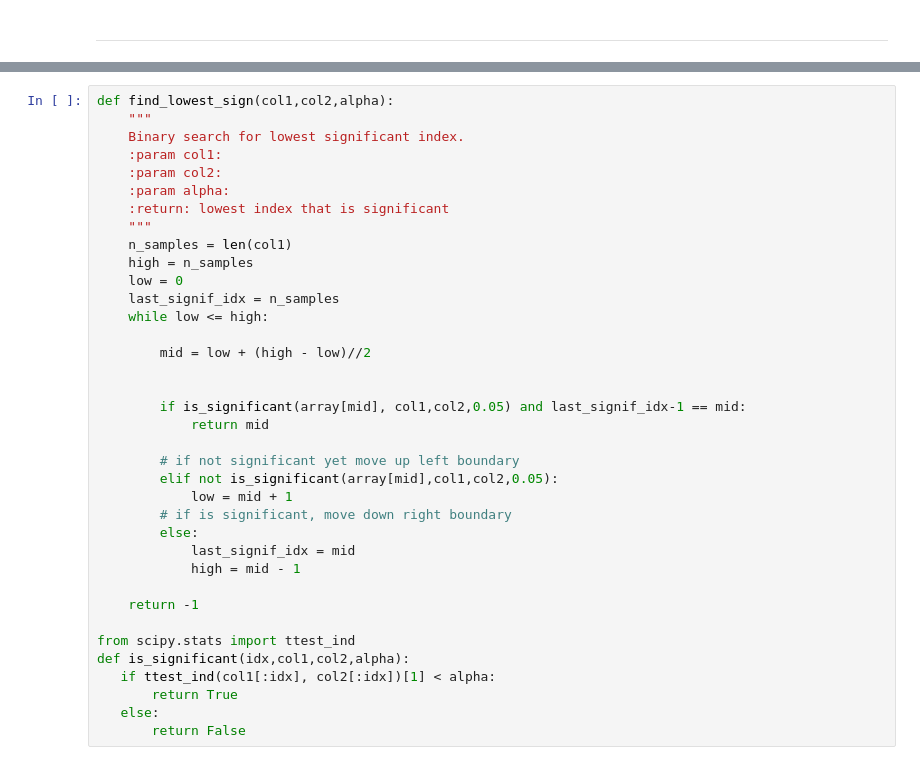
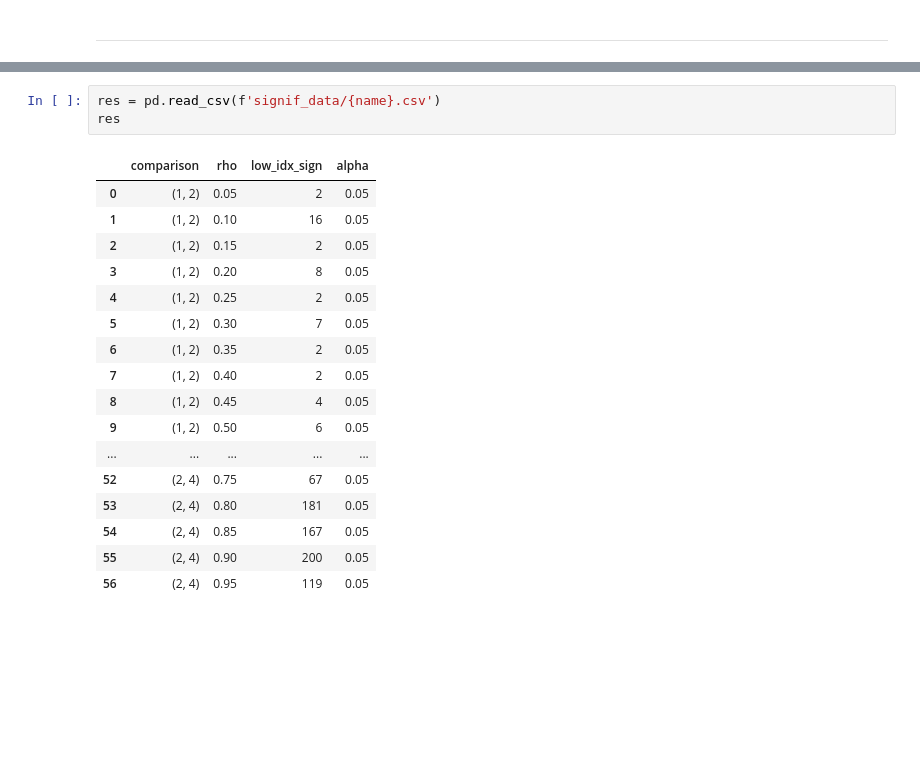
Before and after one commit to PaulHosek/QueueingTheory, a Jupyter notebook: testing_paul.ipynb, the cells around one changed output, grey strips where cells are left out. Drawn from its saved outputs; the diff is of its cells as text; blank space fills up the shorter version.

```diff
--- a/testing_paul.ipynb
+++ b/testing_paul.ipynb
@@ -121,37 +193,21 @@ def write_signif(comparison,rho,low_idx_sign, alpha,name):
-# %%
-def find_lowest_sign(col1,col2,alpha):
-    """
-    Binary search for lowest significant index.
-    :param col1:
-    :param col2:
-    :param alpha:
-    :return: lowest index that is significant
-    """
-    n_samples = len(col1)
-    high = n_samples
-    low = 0
-    last_signif_idx = n_samples
-    while low <= high:
-
-        mid = low + (high - low)//2
-
-
-        if is_significant(array[mid], col1,col2,0.05) and last_signif_idx-1 == mid:
-            return mid
-
-        # if not significant yet move up left boundary
-        elif not is_significant(array[mid],col1,col2,0.05):
-            low = mid + 1
-        # if is significant, move down right boundary
-        else:
-            last_signif_idx = mid
-            high = mid - 1
-
-    return -1
-
-from scipy.stats import ttest_ind
-def is_significant(idx,col1,col2,alpha):
-   if ttest_ind(col1[:idx], col2[:idx])[1] < alpha:
-       return True
-   else:
-       return False
+# %%
+res = pd.read_csv(f'signif_data/{name}.csv')
+res
+# %% [output]
+|  | comparison | rho | low_idx_sign | alpha |
+| 0 | (1, 2) | 0.05 | 2 | 0.05 |
+| 1 | (1, 2) | 0.10 | 16 | 0.05 |
+| 2 | (1, 2) | 0.15 | 2 | 0.05 |
+| 3 | (1, 2) | 0.20 | 8 | 0.05 |
+| 4 | (1, 2) | 0.25 | 2 | 0.05 |
+| 5 | (1, 2) | 0.30 | 7 | 0.05 |
+| 6 | (1, 2) | 0.35 | 2 | 0.05 |
+| 7 | (1, 2) | 0.40 | 2 | 0.05 |
+| 8 | (1, 2) | 0.45 | 4 | 0.05 |
+| 9 | (1, 2) | 0.50 | 6 | 0.05 |
+| ... | ... | ... | ... | ... |
+| 52 | (2, 4) | 0.75 | 67 | 0.05 |
+| 53 | (2, 4) | 0.80 | 181 | 0.05 |
+| 54 | (2, 4) | 0.85 | 167 | 0.05 |
+| 55 | (2, 4) | 0.90 | 200 | 0.05 |
+| 56 | (2, 4) | 0.95 | 119 | 0.05 |
```
Also changed, not shown: parts of 9 cells of this notebook, 1 other file.
